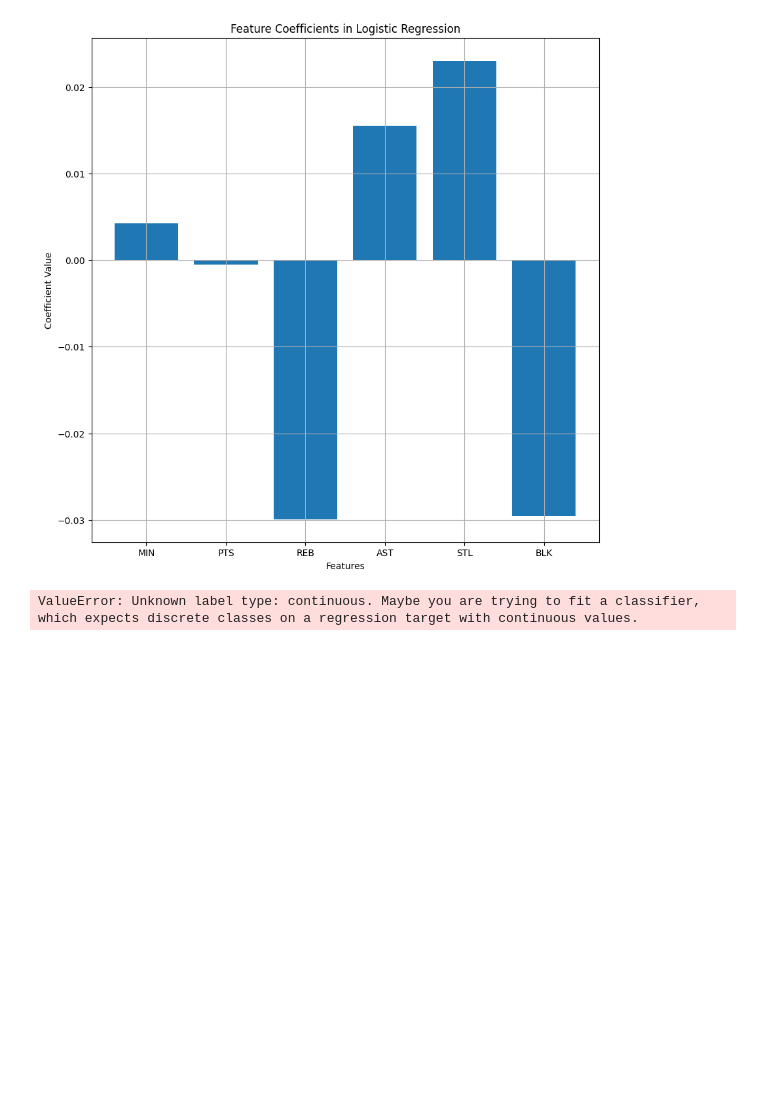
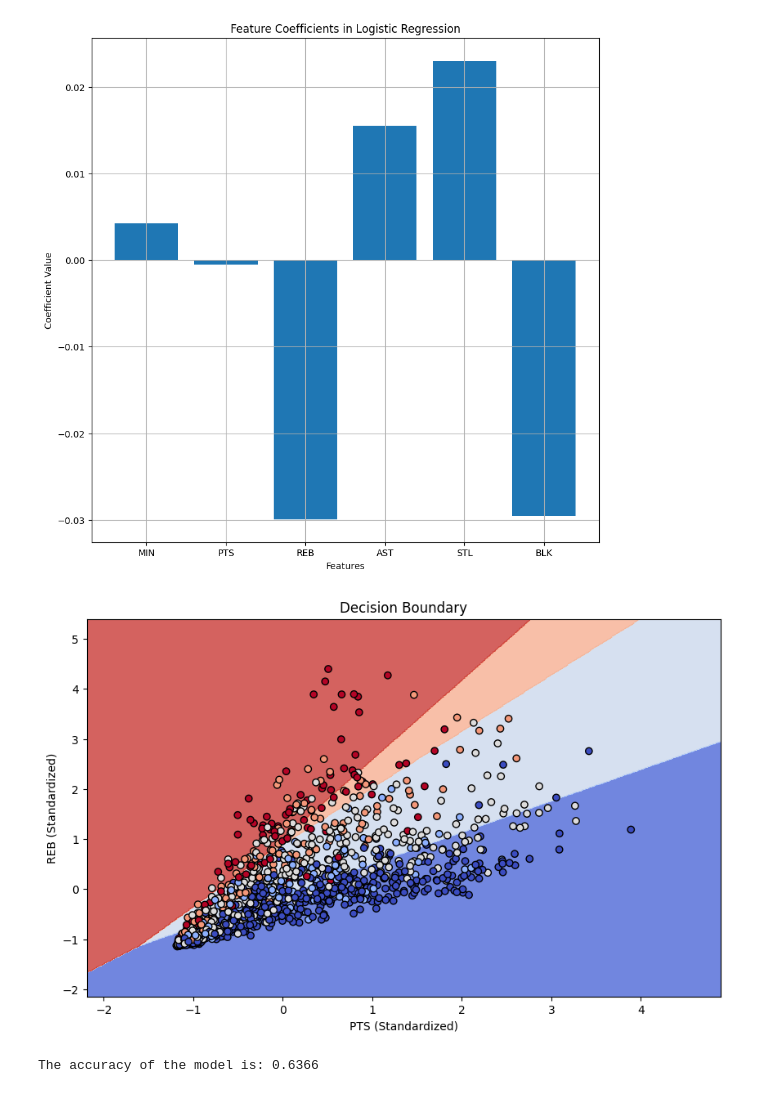
Before and after one commit to epochsummer/Prediction-of-players-position-usingML, a Jupyter notebook: Logistic_Regression.ipynb, the cells around one changed output. Drawn from its saved outputs; the diff is of its cells as text; code cells hidden in the pictures; blank space fills up the shorter version.

Commit message:
Temporary Final version of Logestic Regression

```diff
--- a/Logistic_Regression.ipynb
+++ b/Logistic_Regression.ipynb
@@ -21,31 +21,71 @@ scaler = StandardScaler()
 X_scaled = scaler.fit_transform(X) # All the input scales are different
 X_train, X_test, y_train, y_test = train_test_split(X,y, test_size=0.2, random_state=42)
 
 # Now ask them to make model. Used saga because there is a lot of classes for input. Also used regularization
 #lbfgs
 model = LogisticRegression(max_iter = 5000, solver= 'saga', penalty = 'elasticnet', l1_ratio=0.5, C=1.0)
 model.fit(X_train, y_train)
 
 # Prediction and Accuracy
 y_prec = model.predict(X_test)
 accuracy = accuracy_score(y_test, y_prec)
 
 # Making a model between coefficient value and features
 coefficients = model.coef_[0]  # To make the graph 1d
 feature_names = X.columns
 
 plt.figure(figsize=(10,10))
 plt.bar(feature_names, coefficients)
 plt.title('Feature Coefficients in Logistic Regression')
 plt.xlabel('Features')
 plt.ylabel('Coefficient Value')
 plt.grid(True)
 plt.show()
 
+#
+# 1. 데이터 준비
+X = season_stats[['PTS', 'REB']]  # 예시로 2개만
+y = season_stats["position_number"]  # 여기 고쳤음!!
+
+# 2. 스케일링
+scaler = StandardScaler()
+X_scaled = scaler.fit_transform(X)
+
+# 3. train/test 분리
+X_train, X_test, y_train, y_test = train_test_split(X_scaled, y, test_size=0.2, random_state=42)
+
+# 4. 모델 학습
+model = LogisticRegression(max_iter=5000, solver='saga', penalty='elasticnet', l1_ratio=0.5)
+model.fit(X_train, y_train)
+
+# 5. 메쉬그리드
+import numpy as np
+import matplotlib.pyplot as plt
+
+x_min, x_max = X_train[:, 0].min() - 1, X_train[:, 0].max() + 1
+y_min, y_max = X_train[:, 1].min() - 1, X_train[:, 1].max() + 1
+xx, yy = np.meshgrid(np.linspace(x_min, x_max, 500),
+                     np.linspace(y_min, y_max, 500))
+
+Z = model.predict(np.c_[xx.ravel(), yy.ravel()])
+Z = Z.astype(float)  # 혹시 모를 오류 대비
+Z = Z.reshape(xx.shape)
+
+# 6. Plot
+plt.figure(figsize=(10,6))
+plt.contourf(xx, yy, Z, alpha=0.8, cmap=plt.cm.coolwarm)
+plt.scatter(X_train[:, 0], X_train[:, 1], c=y_train, edgecolors='k', cmap=plt.cm.coolwarm)
+plt.xlabel('PTS (Standardized)')
+plt.ylabel('REB (Standardized)')
+plt.title('Decision Boundary')
+plt.show()
+
+
 
 
 
 print(f"The accuracy of the model is: {accuracy:.4f}")
 # %% [output]
 [figure]
+[figure, added]
-ValueError: Unknown label type: continuous. Maybe you are trying to fit a classifier, which expects discrete classes on a regression target with continuous values.
+The accuracy of the model is: 0.6366
```
